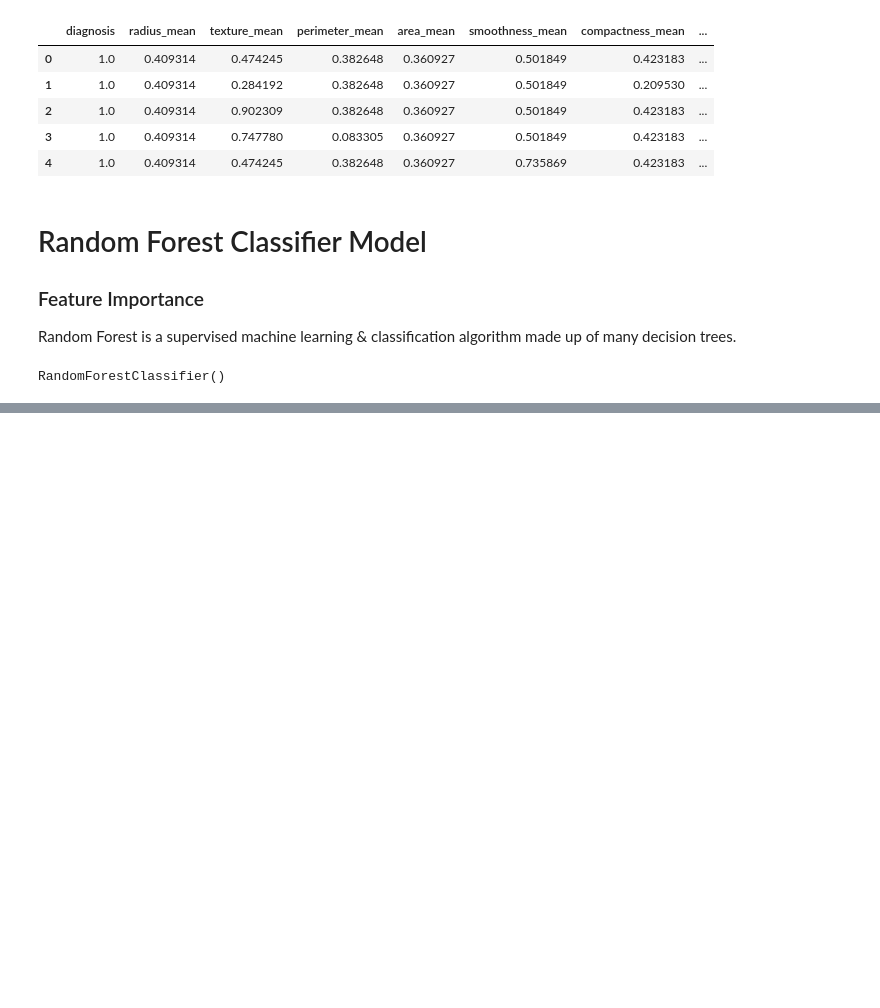
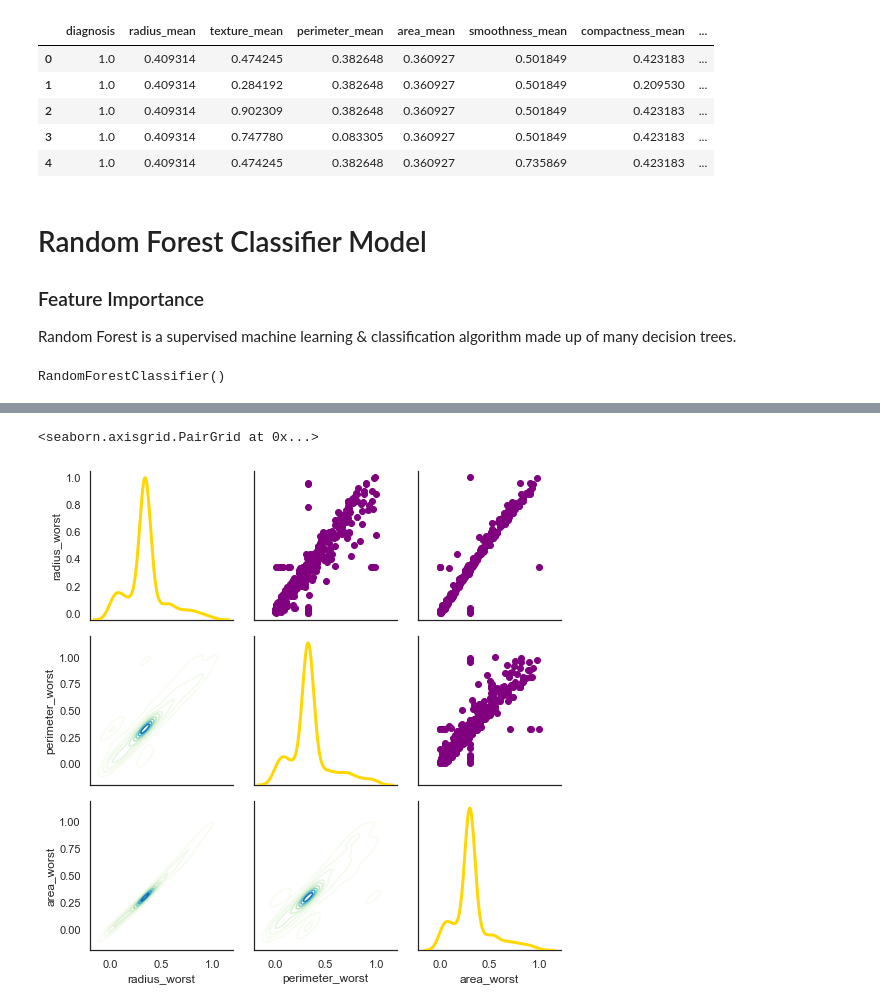
Before and after one commit to Ammon21/Causal-Inference, a Jupyter notebook: notebooks/EDA.ipynb, the cells around one changed output, grey strips where cells are left out. Drawn from its saved outputs; the diff is of its cells as text; code cells hidden in the pictures; blank space fills up the shorter version.

```diff
--- a/notebooks/EDA.ipynb
+++ b/notebooks/EDA.ipynb
@@ -327,0 +328,10 @@ dfx.head()
+# %%
+sns.set(style="white")
+df = dfx.loc[:,['radius_worst','perimeter_worst','area_worst']]
+g = sns.PairGrid(df, diag_sharey=False)
+g.map_lower(sns.kdeplot, cmap="GnBu")
+g.map_upper(plt.scatter, color="purple")
+g.map_diag(sns.kdeplot, lw=3, color="gold")
+# %% [output]
+<seaborn.axisgrid.PairGrid at 0x...>
+[figure, added]
```
Also changed, not shown: parts of 5 cells of this notebook.
